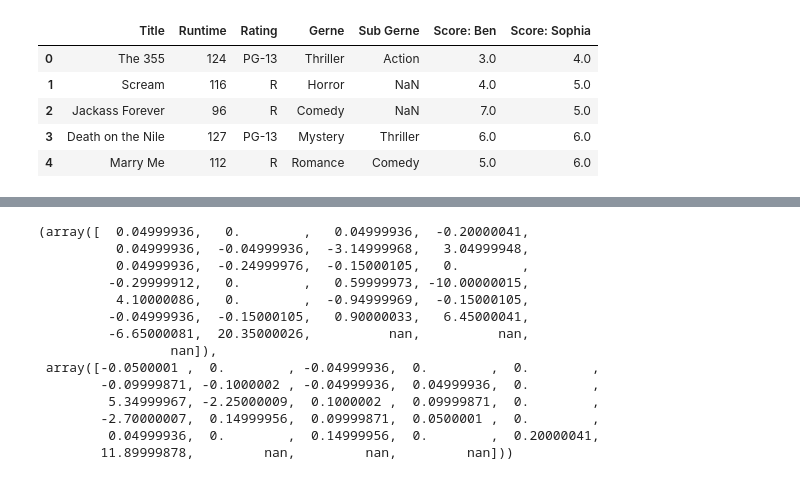
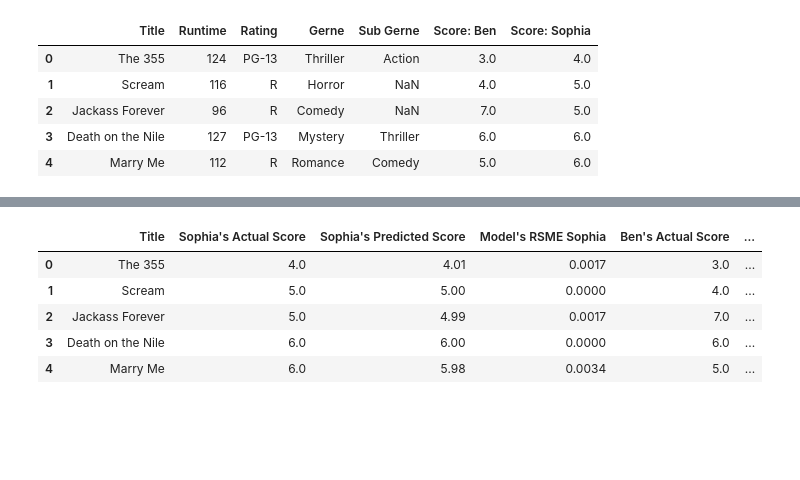
Before and after one commit to Benjamin-Hogan/Movie-Recommendation-Neural-Network, a Jupyter notebook: Movies Recomendations/Movies Recomendations.ipynb, the cells around one changed output, grey strips where cells are left out. Cells and saved outputs as stored; diff of their text form; code cells hidden in the pictures; blank space fills up the shorter version.

```diff
--- a/Movies Recomendations/Movies Recomendations.ipynb
+++ b/Movies Recomendations/Movies Recomendations.ipynb
@@ -199,40 +206,36 @@ result
-# %%
-#Caculate the precent error
-error_s = []
-error_b = []
-for i in range(len(y_s)):
-    error_1 = (( y_s[i] -  y_preds_s1[i] ) / 2) * 100
-    error_s.append(error_1)
-    error_2 = (( y_b[i] - y_preds_b1[i] ) / 2) * 100
-    error_b.append(error_2)
-
-error_s = np.asarray(error_s)
-error_b = np.asarray(error_b)
-
-error_s, error_b
-# %% [output]
-(array([  0.04999936,   0.        ,   0.04999936,  -0.20000041,
-          0.04999936,  -0.04999936,  -3.14999968,   3.04999948,
-          0.04999936,  -0.24999976,  -0.15000105,   0.        ,
-         -0.29999912,   0.        ,   0.59999973, -10.00000015,
-          4.10000086,   0.        ,  -0.94999969,  -0.15000105,
-         -0.04999936,  -0.15000105,   0.90000033,   6.45000041,
-         -6.65000081,  20.35000026,          nan,          nan,
-                 nan]),
- array([-0.0500001 ,  0.        , -0.04999936,  0.        ,  0.        ,
-        -0.09999871, -0.1000002 , -0.04999936,  0.04999936,  0.        ,
-         5.34999967, -2.25000009,  0.1000002 ,  0.09999871,  0.        ,
-        -2.70000007,  0.14999956,  0.09999871,  0.0500001 ,  0.        ,
-         0.04999936,  0.        ,  0.14999956,  0.        ,  0.20000041,
-        11.89999878,         nan,         nan,         nan]))
+# %%
+# Calculate the Root mean squared deviation
+import math
+
+def rmse(prediction, target, n):
+    return math.sqrt(((prediction-target)**2)/n)
+
+rmse_s = []
+rmse_b = []
+
+for i in range(len(movies['Score: Ben'])):
+    error = rmse(y_preds_s1[i], movies.at[i,'Score: Sophia'], len(y_preds_s1))
+    rmse_s.append(error)
+    error = rmse(y_preds_b1[i], movies.at[i,'Score: Ben'], len(y_preds_b1))
+    rmse_b.append(error)
+
+error_s = np.asarray(rmse_s)
+error_b = np.asarray(rmse_b)
 # %%
 # DataFrame of both networks to show our taste in moives
 
-all_results = pd.DataFrame(np.column_stack([movies['Title'], y_s, y_preds_s1.astype(float).round(3), error_s.astype(float).round(3),
-                                            y_b, y_preds_b1.astype(float).round(3), error_b.astype(float).round(3)]),
-                          columns=['Title',
-                                   "Sophia's Actual Score", "Sophia's Predicted Score", "Model's Percent Error Sophia",
-                                  "Ben's Actual Score", "Ben's Predicted Score", "Model's Percent Error Ben"])
-all_results
-
-all_results.to_excel('Movie_Scores(Output).xlsx')
+all_results = pd.DataFrame({'Title': movies['Title'],
+                                            "Sophia's Actual Score": movies['Score: Sophia'],
+                                            "Sophia's Predicted Score": y_preds_s1.astype(float).round(4),
+                                            "Model's RSME Sophia": error_s.astype(float).round(4),
+                                            "Ben's Actual Score": movies['Score: Ben'],
+                                            "Ben's Predicted Score": y_preds_b1.astype(float).round(4),
+                                            "Model's RSME Ben": error_b.astype(float).round(4)})
+all_results.head()
+# %% [output]
+|  | Title | Sophia's Actual Score | Sophia's Predicted Score | Model's RSME Sophia | Ben's Actual Score | ... |
+| 0 | The 355 | 4.0 | 4.01 | 0.0017 | 3.0 | ... |
+| 1 | Scream | 5.0 | 5.00 | 0.0000 | 4.0 | ... |
+| 2 | Jackass Forever | 5.0 | 4.99 | 0.0017 | 7.0 | ... |
+| 3 | Death on the Nile | 6.0 | 6.00 | 0.0000 | 6.0 | ... |
+| 4 | Marry Me | 6.0 | 5.98 | 0.0034 | 5.0 | ... |
```
Also changed, not shown: parts of 12 cells of this notebook, 2 other files.
